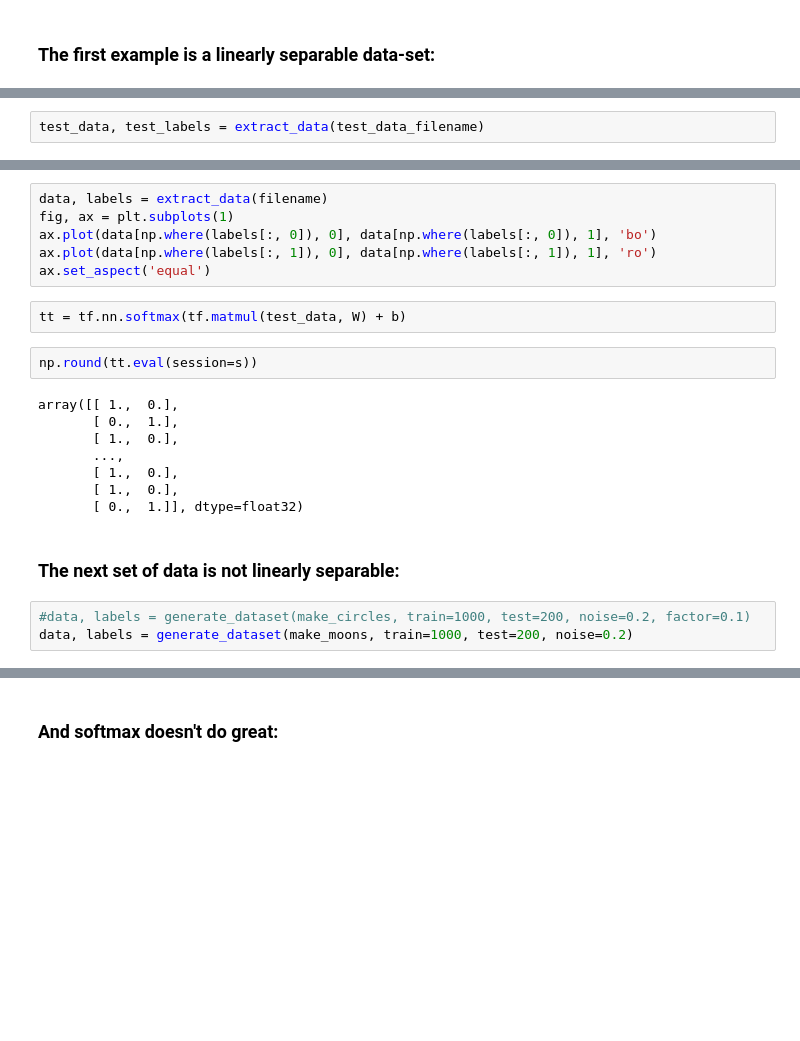
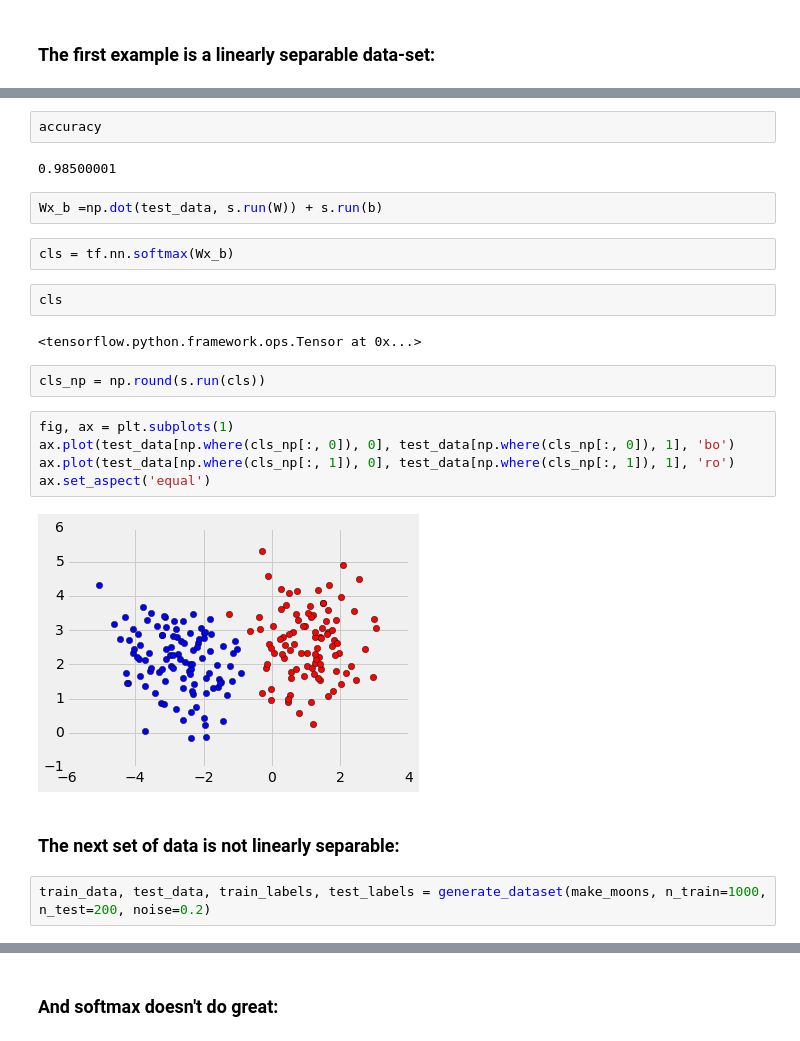
Before and after one commit to arokem/try-tf, a Jupyter notebook: try-tf.ipynb, the cells around one changed output, grey strips where cells are left out. Saved outputs shown, nothing was run; the diff lists cells and outputs as text; blank space fills up the shorter version.

```diff
--- a/try-tf.ipynb
+++ b/try-tf.ipynb
@@ -135,2 +111,0 @@ NameError: name 'x' is not defined
-# %%
-test_data, test_labels = extract_data(test_data_filename)
@@ -137,23 +129,25 @@ test_data, test_labels = extract_data(test_data_filename)
+# %%
+accuracy
+# %% [output]
+0.98500001
+# %%
+Wx_b =np.dot(test_data, s.run(W)) + s.run(b)
+# %%
+cls = tf.nn.softmax(Wx_b)
+# %%
+cls
+# %% [output]
+<tensorflow.python.framework.ops.Tensor at 0x...>
+# %%
+cls_np = np.round(s.run(cls))
 # %%
-data, labels = extract_data(filename)
 fig, ax = plt.subplots(1)
-ax.plot(data[np.where(labels[:, 0]), 0], data[np.where(labels[:, 0]), 1], 'bo')
-ax.plot(data[np.where(labels[:, 1]), 0], data[np.where(labels[:, 1]), 1], 'ro')
+ax.plot(test_data[np.where(cls_np[:, 0]), 0], test_data[np.where(cls_np[:, 0]), 1], 'bo')
+ax.plot(test_data[np.where(cls_np[:, 1]), 0], test_data[np.where(cls_np[:, 1]), 1], 'ro')
 ax.set_aspect('equal')
+# %% [output]
+[figure, added]
-# %%
-tt = tf.nn.softmax(tf.matmul(test_data, W) + b)
-# %%
-np.round(tt.eval(session=s))
-# %% [output]
-array([[ 1.,  0.],
-       [ 0.,  1.],
-       [ 1.,  0.],
-       ...,
-       [ 1.,  0.],
-       [ 1.,  0.],
-       [ 0.,  1.]], dtype=float32)
 # %% [markdown]
 ### The next set of data is not linearly separable:
-# %%
-#data, labels = generate_dataset(make_circles, train=1000, test=200, noise=0.2, factor=0.1)
-data, labels = generate_dataset(make_moons, train=1000, test=200, noise=0.2)
+# %%
+train_data, test_data, train_labels, test_labels = generate_dataset(make_moons, n_train=1000, n_test=200, noise=0.2)
```
Also changed, not shown: parts of 41 cells of this notebook.
